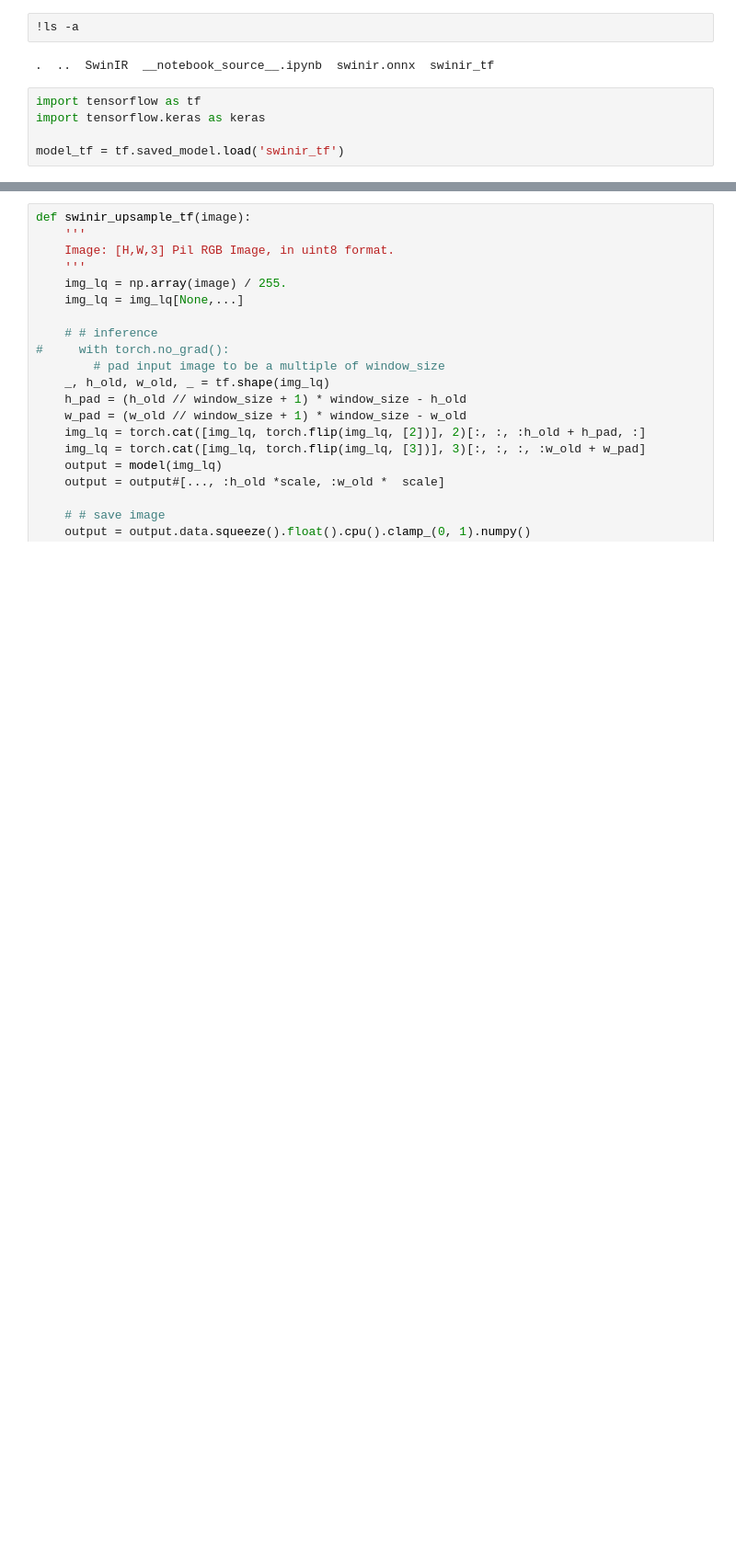
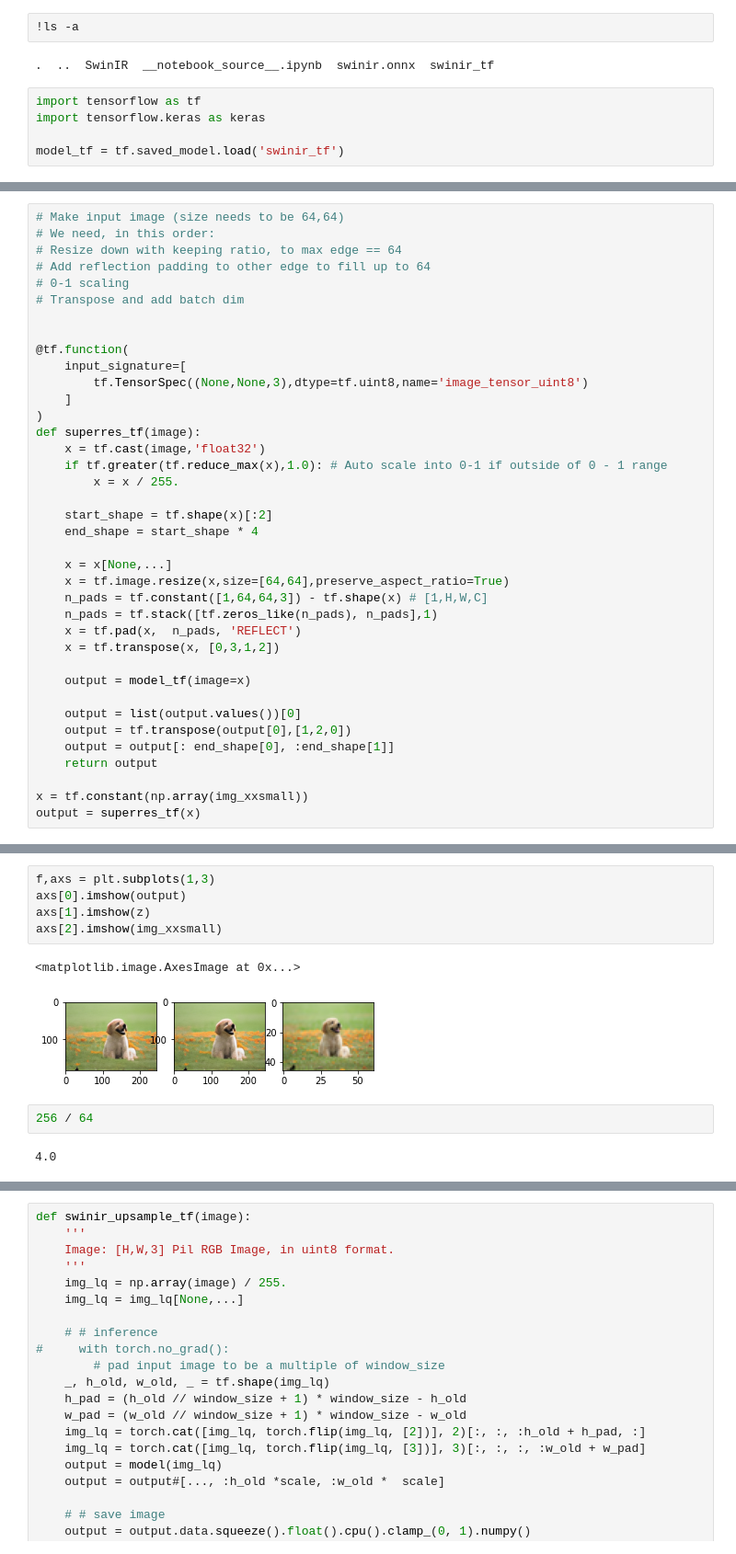
Before and after one commit to tornikeo/kaggle, a Jupyter notebook: swinir-to-tfjs.ipynb, the cells around one changed output, grey strips where cells are left out. Shown at 92% size. Saved outputs shown, nothing was run; the diff lists cells and outputs as text; blank space fills up the shorter version.

```diff
--- a/swinir-to-tfjs.ipynb
+++ b/swinir-to-tfjs.ipynb
@@ -356,0 +394,38 @@ model_tf.
+# %%
+# Make input image (size needs to be 64,64)
+# We need, in this order:
+# Resize down with keeping ratio, to max edge == 64
+# Add reflection padding to other edge to fill up to 64
+# 0-1 scaling
+# Transpose and add batch dim
+
+
+@tf.function(
+    input_signature=[
+        tf.TensorSpec((None,None,3),dtype=tf.uint8,name='image_tensor_uint8')
+    ]
+)
+def superres_tf(image):
+    x = tf.cast(image,'float32')
+    if tf.greater(tf.reduce_max(x),1.0): # Auto scale into 0-1 if outside of 0 - 1 range
+        x = x / 255.
+
+    start_shape = tf.shape(x)[:2]
+    end_shape = start_shape * 4
+
+    x = x[None,...]
+    x = tf.image.resize(x,size=[64,64],preserve_aspect_ratio=True)
+    n_pads = tf.constant([1,64,64,3]) - tf.shape(x) # [1,H,W,C]
+    n_pads = tf.stack([tf.zeros_like(n_pads), n_pads],1)
+    x = tf.pad(x,  n_pads, 'REFLECT')
+    x = tf.transpose(x, [0,3,1,2])
+
+    output = model_tf(image=x)
+
+    output = list(output.values())[0]
+    output = tf.transpose(output[0],[1,2,0])
+    output = output[: end_shape[0], :end_shape[1]]
+    return output
+
+x = tf.constant(np.array(img_xxsmall))
+output = superres_tf(x)
@@ -356,0 +437,12 @@ model_tf.
+# %%
+f,axs = plt.subplots(1,3)
+axs[0].imshow(output)
+axs[1].imshow(z)
+axs[2].imshow(img_xxsmall)
+# %% [output]
+<matplotlib.image.AxesImage at 0x...>
+[figure, added]
+# %%
+256 / 64
+# %% [output]
+4.0
```
Also changed, not shown: parts of 30 cells of this notebook.
